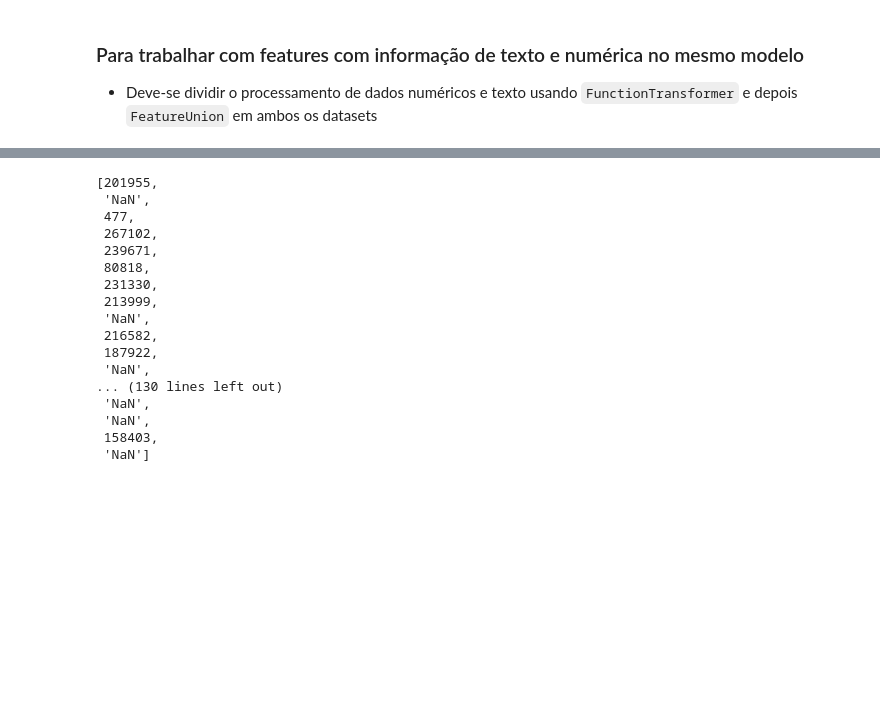
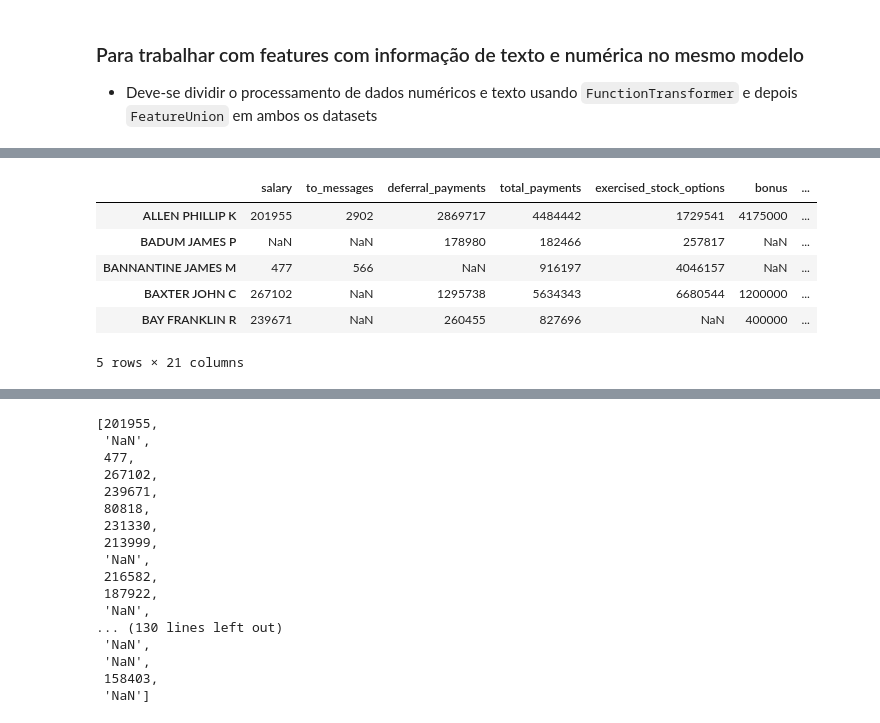
Before and after one commit to GabrielSGoncalves/udacity_nanodegree_datascience2, a Jupyter notebook: final_project/Projeto_Final_Nanodegree_DS_II_GabrielSGoncalves.ipynb, the cells around one changed output, grey strips where cells are left out. Drawn from its saved outputs; the diff is of its cells as text; code cells hidden in the pictures; blank space fills up the shorter version.

```diff
--- a/final_project/Projeto_Final_Nanodegree_DS_II_GabrielSGoncalves.ipynb
+++ b/final_project/Projeto_Final_Nanodegree_DS_II_GabrielSGoncalves.ipynb
@@ -38,0 +94,10 @@ from feature_format import featureFormat, targetFeatureSplit
+# %%
+df_enron.head()
+# %% [output]
+|  | salary | to_messages | deferral_payments | total_payments | exercised_stock_options | bonus | ... |
+| ALLEN PHILLIP K | 201955 | 2902 | 2869717 | 4484442 | 1729541 | 4175000 | ... |
+| BADUM JAMES P | NaN | NaN | 178980 | 182466 | 257817 | NaN | ... |
+| BANNANTINE JAMES M | 477 | 566 | NaN | 916197 | 4046157 | NaN | ... |
+| BAXTER JOHN C | 267102 | NaN | 1295738 | 5634343 | 6680544 | 1200000 | ... |
+| BAY FRANKLIN R | 239671 | NaN | 260455 | 827696 | NaN | 400000 | ... |
+5 rows × 21 columns
```
Also changed, not shown: parts of 28 cells of this notebook, 1 other file.
